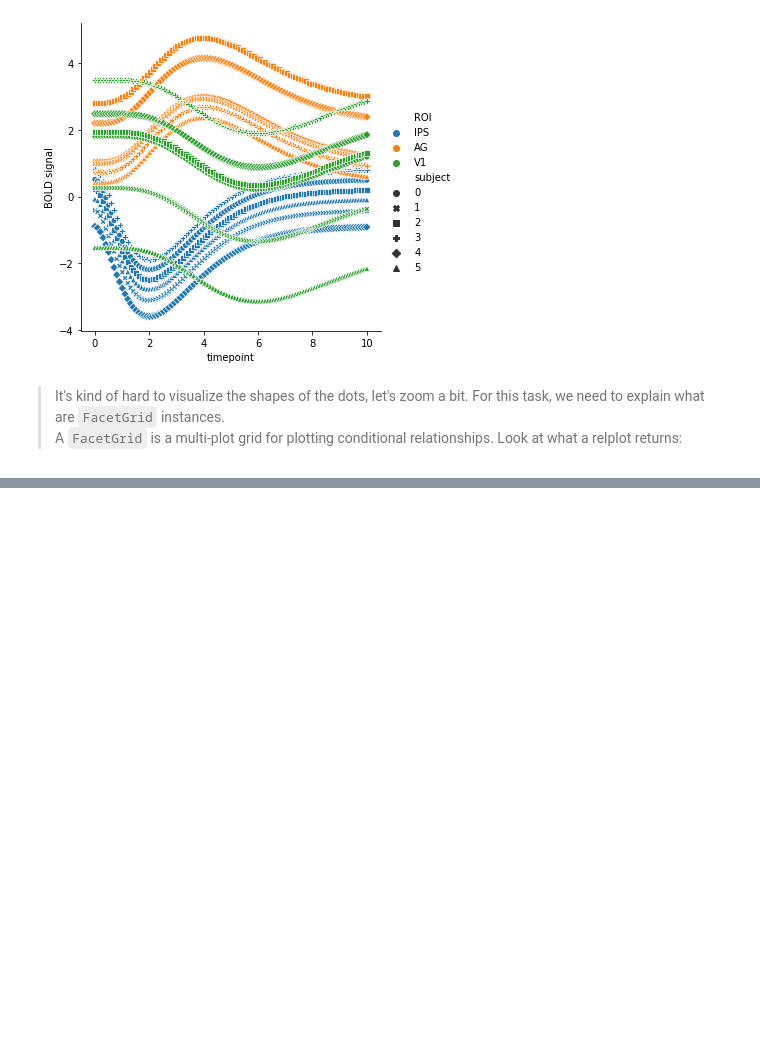
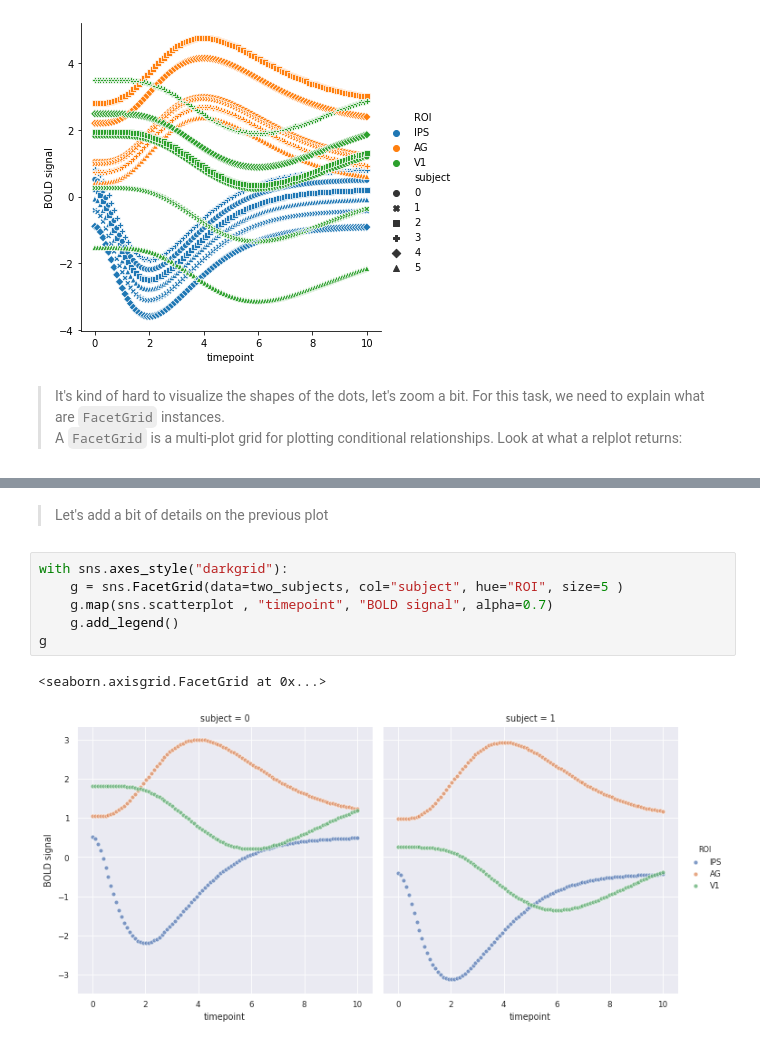
Before and after one commit to erikmagic/python-tutorials, a Jupyter notebook: seaborn/seaborn_en.ipynb, the cells around one changed output, grey strips where cells are left out. Cells and saved outputs as stored; diff of their text form; blank space fills up the shorter version.

```diff
--- a/seaborn/seaborn_en.ipynb
+++ b/seaborn/seaborn_en.ipynb
@@ -83,0 +98,11 @@ AttributeError: 'FacetGrid' object has no attribute 'row'
+# %% [markdown]
+> Let's add a bit of details on the previous plot
+# %%
+with sns.axes_style("darkgrid"):
+    g = sns.FacetGrid(data=two_subjects, col="subject", hue="ROI", size=5 )
+    g.map(sns.scatterplot , "timepoint", "BOLD signal", alpha=0.7)
+    g.add_legend()
+g
+# %% [output]
+<seaborn.axisgrid.FacetGrid at 0x...>
+[figure, added]
```
Also changed, not shown: parts of 5 cells of this notebook.
